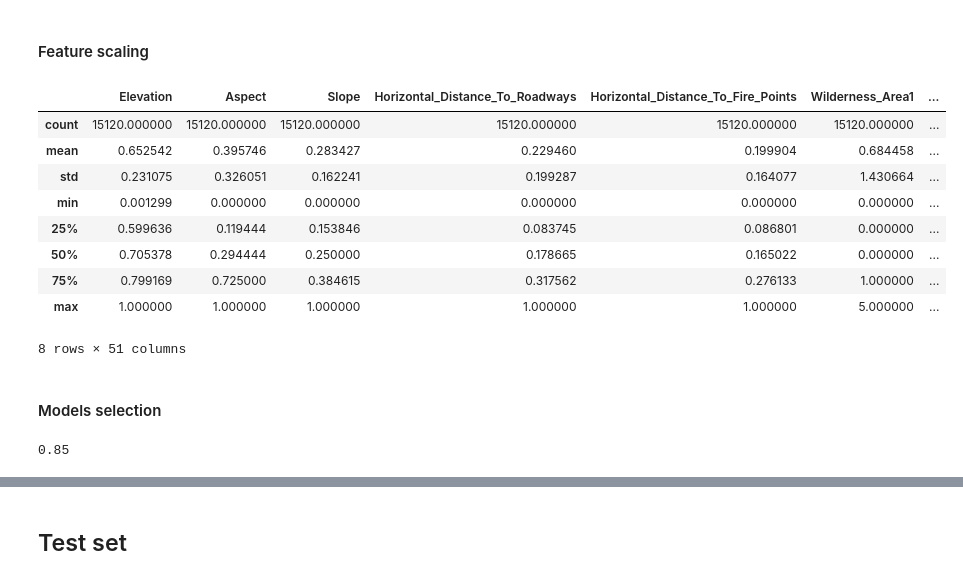
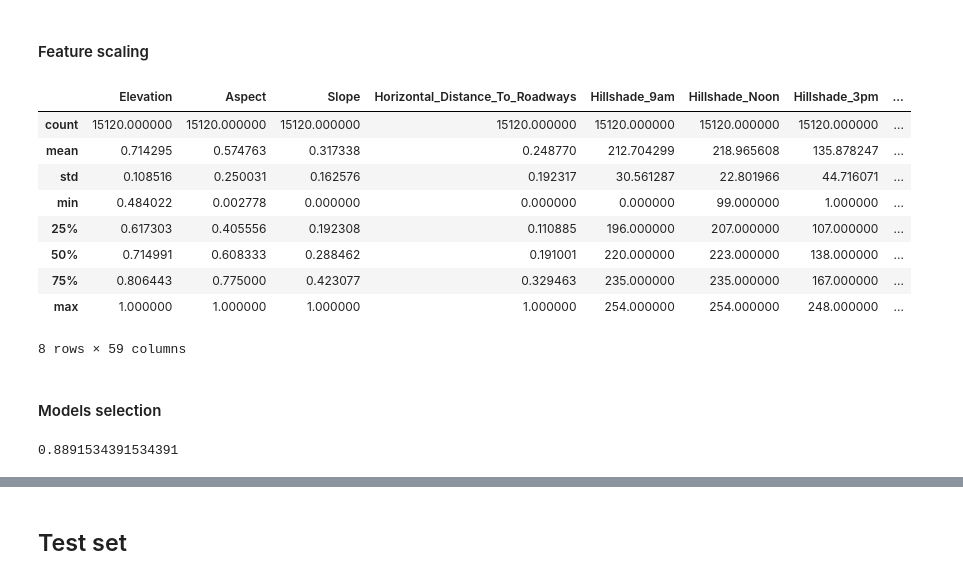
Before and after one commit to tailtq/ml-learning, a Jupyter notebook: kaggle/forest-cover-type-prediction/notebook1.ipynb, the cells around one changed output, grey strips where cells are left out. Saved outputs shown, nothing was run; the diff lists cells and outputs as text; code cells hidden in the pictures.

```diff
--- a/kaggle/forest-cover-type-prediction/notebook1.ipynb
+++ b/kaggle/forest-cover-type-prediction/notebook1.ipynb
@@ -132,0 +131,17 @@ areas['Hillshade_Level'] = np.round((areas['Hillshade_9am_Level'] + areas['Hills
+# %%
+areas['Aspect'] = areas.Aspect.map(r)
+areas['Highwater'] = areas.Vertical_Distance_To_Hydrology < 0
+
+areas['EVDtH'] = areas.Elevation - areas.Vertical_Distance_To_Hydrology
+areas['EHDtH'] = areas.Elevation - areas.Horizontal_Distance_To_Hydrology * 0.3
+
+areas['Hillshade_3pm'].loc[lambda x: x == 0] = areas['Hillshade_3pm'].mean()
+# %%
+areas['Hydro_Fire_1'] = areas['Horizontal_Distance_To_Hydrology'] + areas['Horizontal_Distance_To_Fire_Points']
+areas['Hydro_Fire_2'] = abs(areas['Horizontal_Distance_To_Hydrology'] - areas['Horizontal_Distance_To_Fire_Points'])
+
+areas['Hydro_Road_1'] = abs(areas['Horizontal_Distance_To_Hydrology'] + areas['Horizontal_Distance_To_Roadways'])
+areas['Hydro_Road_2'] = abs(areas['Horizontal_Distance_To_Hydrology'] - areas['Horizontal_Distance_To_Roadways'])
+
+areas['Fire_Road_1'] = abs(areas['Horizontal_Distance_To_Fire_Points'] + areas['Horizontal_Distance_To_Roadways'])
+areas['Fire_Road_2'] = abs(areas['Horizontal_Distance_To_Fire_Points'] - areas['Horizontal_Distance_To_Roadways'])
@@ -169,48 +185,56 @@ plt.show()
 # %% [markdown]
 #### Feature scaling
 # %%
-features_scaling = ['Elevation', 'Aspect', 'Slope', 'Distance_To_Hydrology', 'Horizontal_Distance_To_Roadways', 'Horizontal_Distance_To_Fire_Points']
+features_scaling = [
+#     'EVDtH',
+#     'EHDtH',
+    'Elevation',
+    'Aspect',
+    'Slope',
+    'Distance_To_Hydrology',
+    'Horizontal_Distance_To_Roadways',
+    'Horizontal_Distance_To_Fire_Points',
+#     'Hillshade_9am',
+#     'Hillshade_Noon',
+#     'Hillshade_3pm'
+]
 
 for feature in features_scaling:
     areas[feature] = areas[feature] / areas[feature].max()
 # %%
 dropped_columns = [
     'Id',
     'Horizontal_Distance_To_Hydrology',
     'Vertical_Distance_To_Hydrology',
-    'Hillshade_9am',
-    'Hillshade_Noon',
-    'Hillshade_3pm',
-    'Hillshade_9am_Level',
-    'Hillshade_Noon_Level',
-    'Hillshade_3pm_Level',
+    'Soil_Type7',
+    'Soil_Type15',
     'Cover_Type'
 ]
 X = areas.drop(dropped_columns, axis=1)
 y = areas['Cover_Type']
 
-X_train, X_test, y_train, y_test = train_test_split(X, y, test_size=20, random_state=3)
+X_train, X_test, y_train, y_test = train_test_split(X, y, test_size=0.25, random_state=3)
 
 X.describe()
 # %% [output]
-|  | Elevation | Aspect | Slope | Horizontal_Distance_To_Roadways | Horizontal_Distance_To_Fire_Points | Wilderness_Area1 | ... |
-| count | 15120.000000 | 15120.000000 | 15120.000000 | 15120.000000 | 15120.000000 | 15120.000000 | ... |
-| mean | 0.652542 | 0.395746 | 0.283427 | 0.229460 | 0.199904 | 0.684458 | ... |
-| std | 0.231075 | 0.326051 | 0.162241 | 0.199287 | 0.164077 | 1.430664 | ... |
-| min | 0.001299 | 0.000000 | 0.000000 | 0.000000 | 0.000000 | 0.000000 | ... |
-| 25% | 0.599636 | 0.119444 | 0.153846 | 0.083745 | 0.086801 | 0.000000 | ... |
-| 50% | 0.705378 | 0.294444 | 0.250000 | 0.178665 | 0.165022 | 0.000000 | ... |
-| 75% | 0.799169 | 0.725000 | 0.384615 | 0.317562 | 0.276133 | 1.000000 | ... |
-| max | 1.000000 | 1.000000 | 1.000000 | 1.000000 | 1.000000 | 5.000000 | ... |
+|  | Elevation | Aspect | Slope | Horizontal_Distance_To_Roadways | Hillshade_9am | Hillshade_Noon | Hillshade_3pm | ... |
+| count | 15120.000000 | 15120.000000 | 15120.000000 | 15120.000000 | 15120.000000 | 15120.000000 | 15120.000000 | ... |
+| mean | 0.714295 | 0.574763 | 0.317338 | 0.248770 | 212.704299 | 218.965608 | 135.878247 | ... |
+| std | 0.108516 | 0.250031 | 0.162576 | 0.192317 | 30.561287 | 22.801966 | 44.716071 | ... |
+| min | 0.484022 | 0.002778 | 0.000000 | 0.000000 | 0.000000 | 99.000000 | 1.000000 | ... |
+| 25% | 0.617303 | 0.405556 | 0.192308 | 0.110885 | 196.000000 | 207.000000 | 107.000000 | ... |
+| 50% | 0.714991 | 0.608333 | 0.288462 | 0.191001 | 220.000000 | 223.000000 | 138.000000 | ... |
+| 75% | 0.806443 | 0.775000 | 0.423077 | 0.329463 | 235.000000 | 235.000000 | 167.000000 | ... |
+| max | 1.000000 | 1.000000 | 1.000000 | 1.000000 | 254.000000 | 254.000000 | 248.000000 | ... |
-8 rows × 51 columns
+8 rows × 59 columns
 # %% [markdown]
 #### Models selection
 # %%
-model1 = RandomForestClassifier(criterion='entropy', random_state=0)
+model1 = RandomForestClassifier(n_estimators=500, n_jobs=-1, criterion='entropy')
 model1.fit(X_train, y_train)
 model1.score(X_test, y_test)
 # %% [output]
-0.85
+0.8891534391534391
 # %%
 model2 = DecisionTreeClassifier(criterion='entropy', random_state=0)
 model2.fit(X_train, y_train)
```
Also changed, not shown: parts of 19 cells of this notebook, 1 other file.
